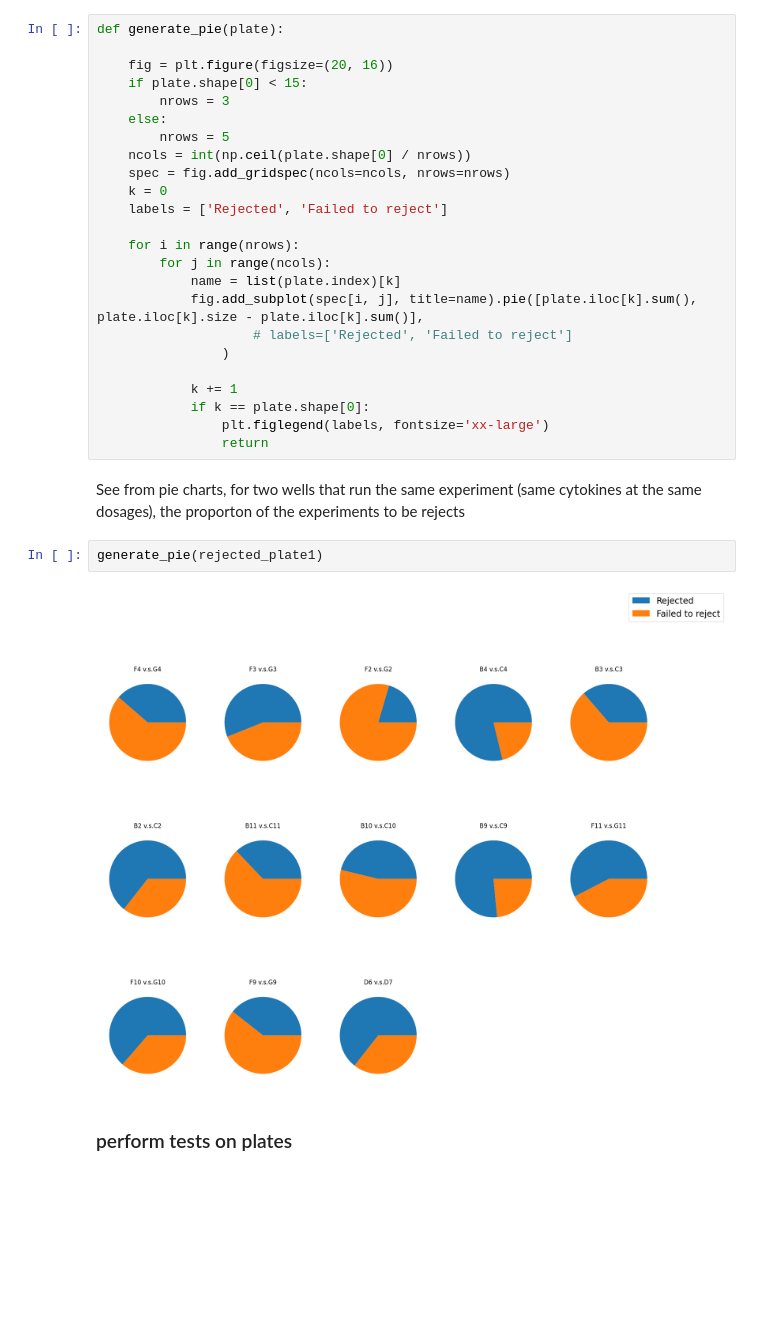
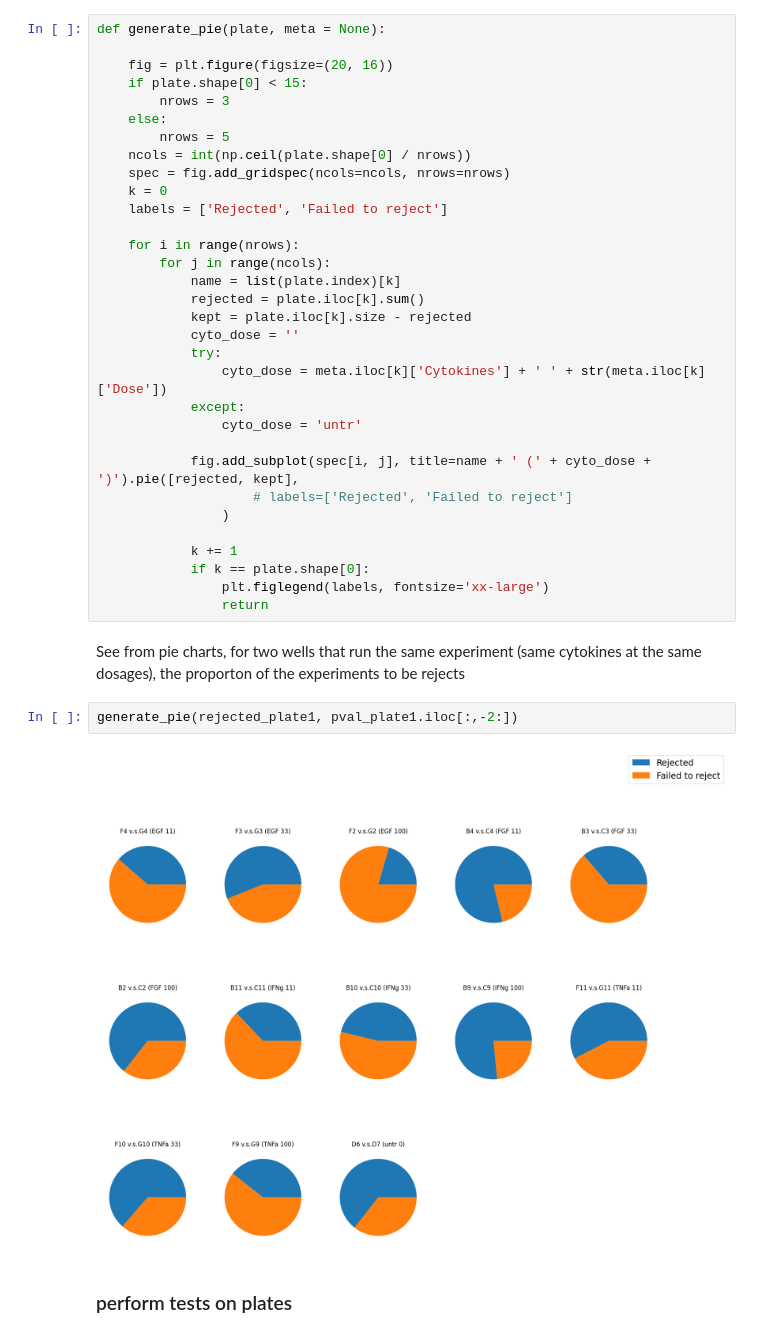
Before and after one commit to hww1999/HTI, a Jupyter notebook: Analysis/stats_validation_WH.ipynb, the cells around one changed output. Drawn from its saved outputs; the diff is of its cells as text; blank space fills up the shorter version.

```diff
--- a/Analysis/stats_validation_wh.ipynb
+++ b/Analysis/stats_validation_WH.ipynb
@@ -141,7 +141,7 @@ except:
 rejected_plate1 = pval_plate1.iloc[:,:-2] < 0.05
 rejected_plate1 = pd.DataFrame(np.where(rejected_plate1==True, rejected_plate1, 0)).set_index(pval_plate1.index)
 # %%
-def generate_pie(plate):
+def generate_pie(plate, meta = None):
 
     fig = plt.figure(figsize=(20, 16))
     if plate.shape[0] < 15:
@@ -156,7 +156,15 @@ def generate_pie(plate):
     for i in range(nrows):
         for j in range(ncols):
             name = list(plate.index)[k]
-            fig.add_subplot(spec[i, j], title=name).pie([plate.iloc[k].sum(), plate.iloc[k].size - plate.iloc[k].sum()],
+            rejected = plate.iloc[k].sum()
+            kept = plate.iloc[k].size - rejected
+            cyto_dose = ''
+            try:
+                cyto_dose = meta.iloc[k]['Cytokines'] + ' ' + str(meta.iloc[k]['Dose'])
+            except:
+                cyto_dose = 'untr'
+
+            fig.add_subplot(spec[i, j], title=name + ' (' + cyto_dose + ')').pie([rejected, kept],
                     # labels=['Rejected', 'Failed to reject']
                 )
 
@@ -167,9 +175,9 @@ def generate_pie(plate):
 # %% [markdown]
 See from pie charts, for two wells that run the same experiment (same cytokines at the same dosages), the proporton of the experiments to be rejects
 # %%
-generate_pie(rejected_plate1)
+generate_pie(rejected_plate1, pval_plate1.iloc[:,-2:])
 # %% [output]
-[figure, old version]
+[figure, new version]
 # %% [markdown]
 ### perform tests on plates
 # %%
```
Also changed, not shown: parts of 2 cells of this notebook.
